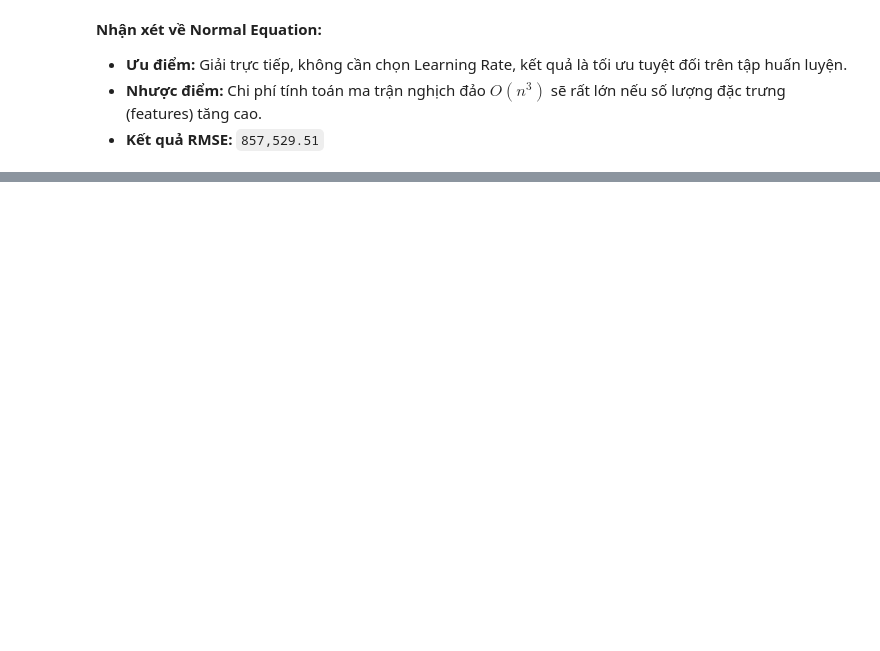
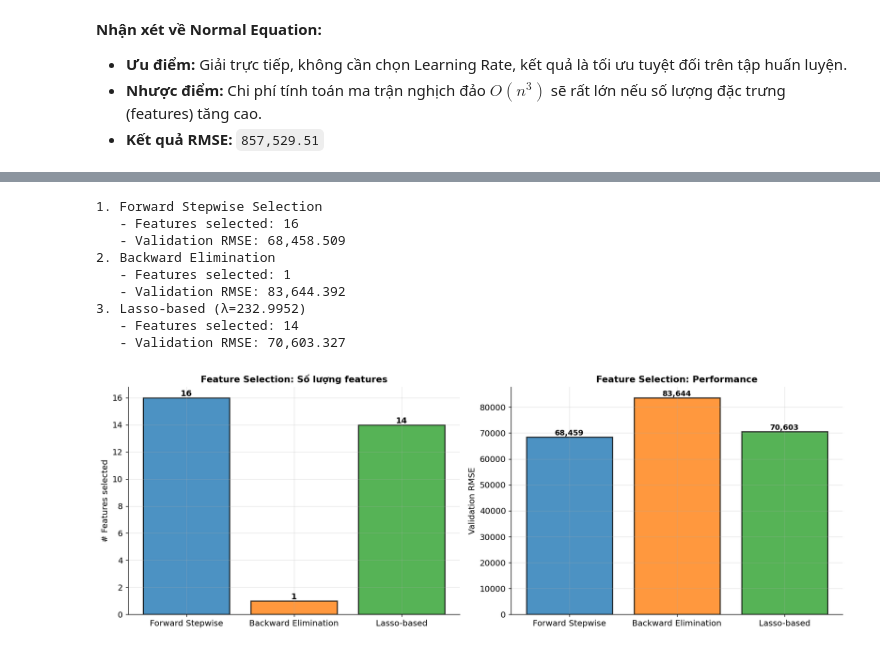
Before and after one commit to kimngoc280105/ml-regression-classification, a Jupyter notebook: code/Part1_Regression/notebook.ipynb, the cells around one changed output, grey strips where cells are left out. Saved outputs shown, nothing was run; the diff lists cells and outputs as text; code cells hidden in the pictures; blank space fills up the shorter version.

```diff
--- a/code/Part1_Regression/notebook.ipynb
+++ b/code/Part1_Regression/notebook.ipynb
@@ -447,0 +736,42 @@ else:
+# %%
+# Feature Selection: 3 phương pháp
+fwd_idx, fwd_names, fwd_scores = forward_stepwise_selection(X_train_s, y_train, feature_names)
+bwd_idx, bwd_names, bwd_scores = backward_elimination(X_train_s, y_train, feature_names)
+lasso_idx, lasso_names, lasso_coefs = lasso_feature_selection(X_train_s, y_train, best_α_l, feature_names)
+
+# Tính RMSE cho Lasso
+lasso_model_final = Lasso(alpha=best_α_l, max_iter=10000)
+lasso_model_final.fit(X_train_s, y_train)
+lasso_rmse = np.sqrt(mean_squared_error(y_val, lasso_model_final.predict(X_val_s)))
+
+# In kết quả chi tiết
+print(f"1. Forward Stepwise Selection")
+print(f"   - Features selected: {len(fwd_names)}")
+print(f"   - Validation RMSE: {fwd_scores[-1]:,.3f}")
+
+print(f"2. Backward Elimination")
+print(f"   - Features selected: {len(bwd_names)}")
+print(f"   - Validation RMSE: {bwd_scores[-1]:,.3f}")
+
+print(f"3. Lasso-based (λ={best_α_l:.4f})")
+print(f"   - Features selected: {len(lasso_names)}")
+print(f"   - Validation RMSE: {lasso_rmse:,.3f}")
+
+
+# Gọi hàm helper để vẽ so sánh
+plot_feature_selection_comparison(
+    fwd_names, fwd_scores,
+    bwd_names, bwd_scores,
+    lasso_names, lasso_rmse
+)
+# %% [output]
+1. Forward Stepwise Selection
+   - Features selected: 16
+   - Validation RMSE: 68,458.509
+2. Backward Elimination
+   - Features selected: 1
+   - Validation RMSE: 83,644.392
+3. Lasso-based (λ=232.9952)
+   - Features selected: 14
+   - Validation RMSE: 70,603.327
+[figure, added]
```
Also changed, not shown: parts of 38 cells of this notebook, 5 other files.
